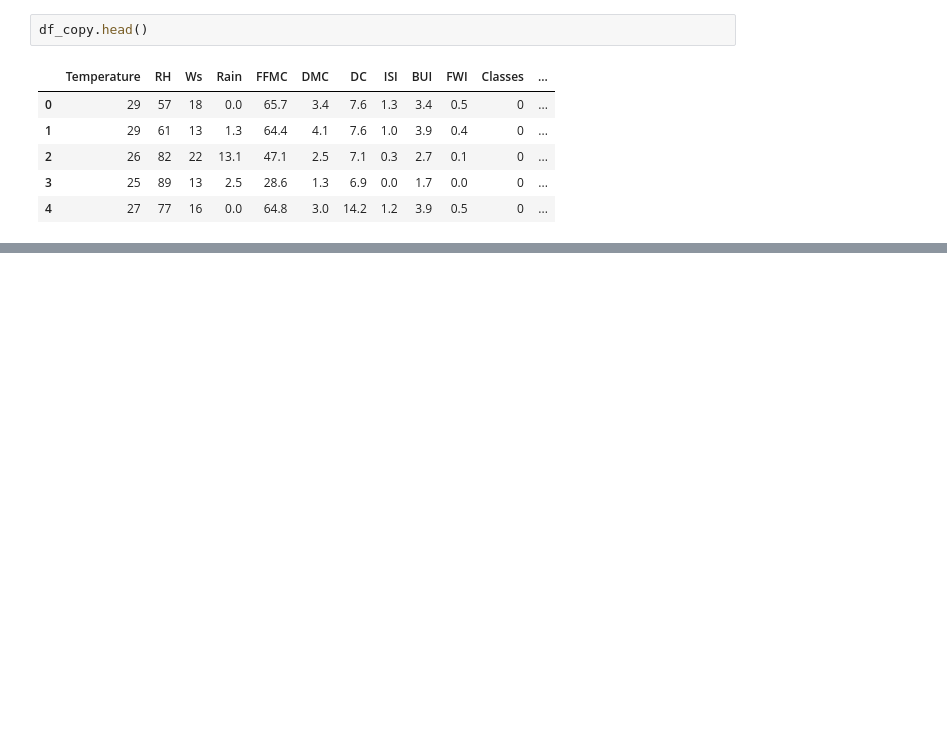
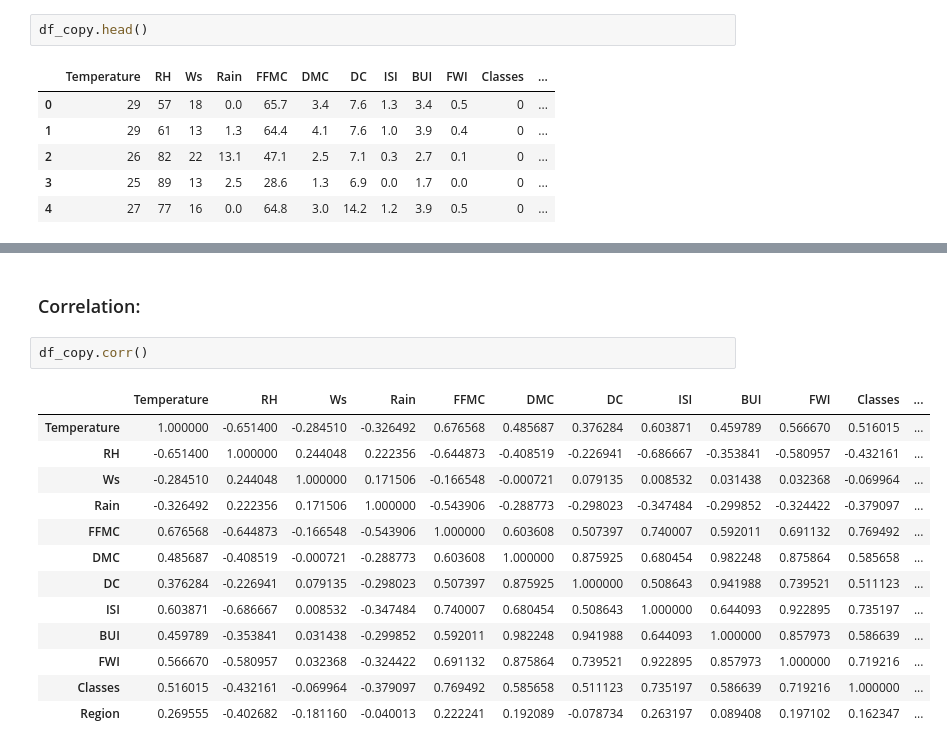
Before and after one commit to ganeshbgunjal/Projects, a Jupyter notebook: 1 Basic Linear Regression Project/1 Basic Regression Project from scratch.ipynb, the cells around one changed output, grey strips where cells are left out. Saved outputs shown, nothing was run; the diff lists cells and outputs as text; blank space fills up the shorter version.

```diff
--- a/1 Basic Linear Regression Project/1 Basic Regression Project from scratch.ipynb
+++ b/1 Basic Linear Regression Project/1 Basic Regression Project from scratch.ipynb
@@ -358,0 +396,18 @@ df_copy.head()
+# %% [markdown]
+### Correlation:
+# %%
+df_copy.corr()
+# %% [output]
+|  | Temperature | RH | Ws | Rain | FFMC | DMC | DC | ISI | BUI | FWI | Classes | ... |
+| Temperature | 1.000000 | -0.651400 | -0.284510 | -0.326492 | 0.676568 | 0.485687 | 0.376284 | 0.603871 | 0.459789 | 0.566670 | 0.516015 | ... |
+| RH | -0.651400 | 1.000000 | 0.244048 | 0.222356 | -0.644873 | -0.408519 | -0.226941 | -0.686667 | -0.353841 | -0.580957 | -0.432161 | ... |
+| Ws | -0.284510 | 0.244048 | 1.000000 | 0.171506 | -0.166548 | -0.000721 | 0.079135 | 0.008532 | 0.031438 | 0.032368 | -0.069964 | ... |
+| Rain | -0.326492 | 0.222356 | 0.171506 | 1.000000 | -0.543906 | -0.288773 | -0.298023 | -0.347484 | -0.299852 | -0.324422 | -0.379097 | ... |
+| FFMC | 0.676568 | -0.644873 | -0.166548 | -0.543906 | 1.000000 | 0.603608 | 0.507397 | 0.740007 | 0.592011 | 0.691132 | 0.769492 | ... |
+| DMC | 0.485687 | -0.408519 | -0.000721 | -0.288773 | 0.603608 | 1.000000 | 0.875925 | 0.680454 | 0.982248 | 0.875864 | 0.585658 | ... |
+| DC | 0.376284 | -0.226941 | 0.079135 | -0.298023 | 0.507397 | 0.875925 | 1.000000 | 0.508643 | 0.941988 | 0.739521 | 0.511123 | ... |
+| ISI | 0.603871 | -0.686667 | 0.008532 | -0.347484 | 0.740007 | 0.680454 | 0.508643 | 1.000000 | 0.644093 | 0.922895 | 0.735197 | ... |
+| BUI | 0.459789 | -0.353841 | 0.031438 | -0.299852 | 0.592011 | 0.982248 | 0.941988 | 0.644093 | 1.000000 | 0.857973 | 0.586639 | ... |
+| FWI | 0.566670 | -0.580957 | 0.032368 | -0.324422 | 0.691132 | 0.875864 | 0.739521 | 0.922895 | 0.857973 | 1.000000 | 0.719216 | ... |
+| Classes | 0.516015 | -0.432161 | -0.069964 | -0.379097 | 0.769492 | 0.585658 | 0.511123 | 0.735197 | 0.586639 | 0.719216 | 1.000000 | ... |
+| Region | 0.269555 | -0.402682 | -0.181160 | -0.040013 | 0.222241 | 0.192089 | -0.078734 | 0.263197 | 0.089408 | 0.197102 | 0.162347 | ... |
```
Also changed, not shown: parts of 8 cells of this notebook.
